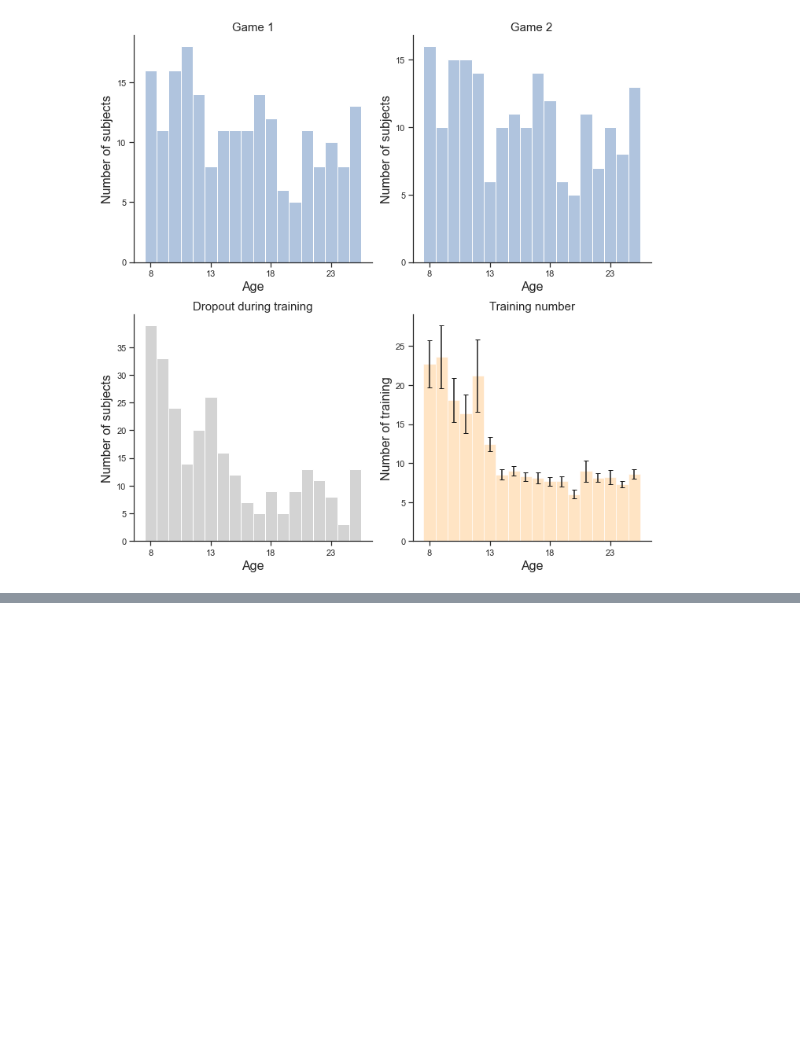
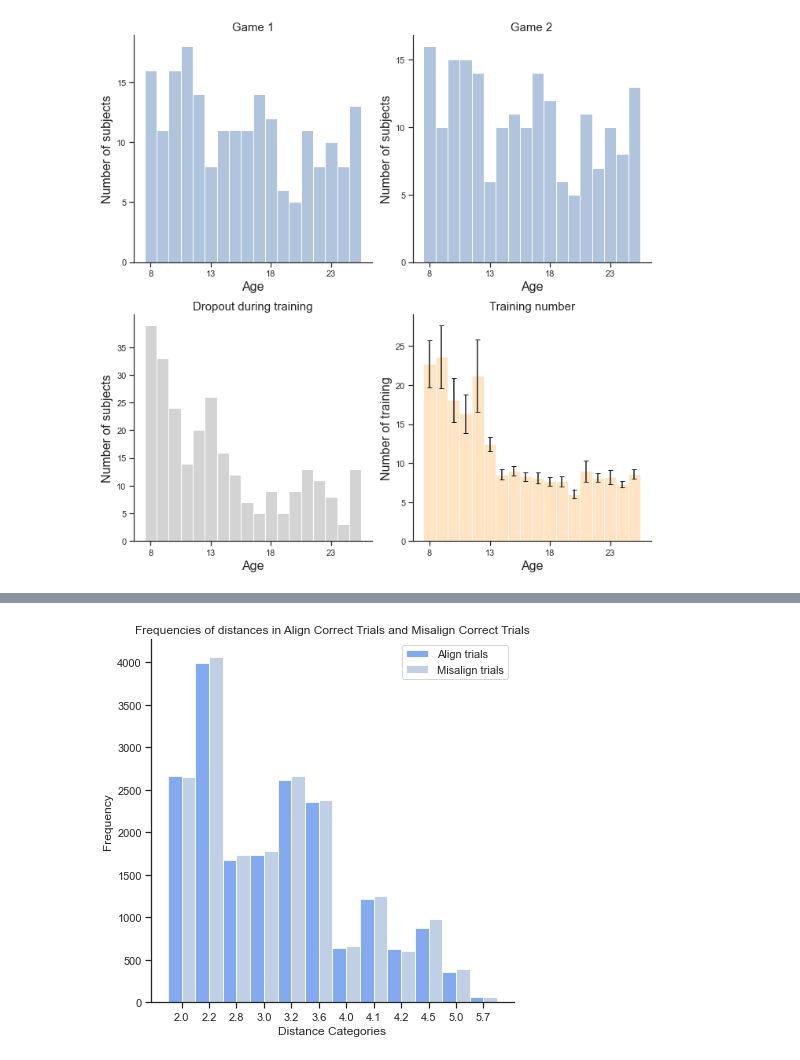
Before and after one commit to YukunQu/DCM, a Jupyter notebook: analysis/mri/figure/sf.ipynb, the cells around one changed output, grey strips where cells are left out. Saved outputs shown, nothing was run; the diff lists cells and outputs as text; code cells hidden in the pictures; blank space fills up the shorter version.

```diff
--- a/analysis/mri/figure/sf.ipynb
+++ b/analysis/mri/figure/sf.ipynb
@@ -292,0 +331,52 @@ plt.show()
+# %%
+import pandas as pd
+import matplotlib.pyplot as plt
+import numpy as np
+
+# Read the csv
+df = pd.read_csv('/mnt/workdir/DCM/Result/paper/sf/sf2/trials_attribute.csv')
+
+# Ensure 'distance' is treated as a categorical variable
+df['distance'] = df['distance'].round(1)
+df['distance'] = df['distance'].astype(str)
+
+# Get the unique categories and sort them
+categories = sorted(df['distance'].unique())
+
+# Count occurrences of each category for align and misalign correct trials
+align_counts = df[(df['trial_corr'] == 1) & (df['alignment'] == 'align')]['distance'].value_counts().sort_index()
+misalign_counts = df[(df['trial_corr'] == 1) & (df['alignment'] == 'misalign')]['distance'].value_counts().sort_index()
+
+# Create an array for the positions of the bars on the x-axis
+ind = np.arange(len(categories))
+
+# Initialize the matplotlib figure
+plt.figure(figsize=(6, 6))
+
+# Width of the bars
+width = 0.5
+
+# Create bar plots
+plt.bar(ind, align_counts, width, label='Align trials', alpha=0.8, color='cornflowerblue')
+plt.bar(ind+width, misalign_counts, width, label='Misalign trials', alpha=0.8, color='lightsteelblue')
+
+# Add a legend and informative axis label
+plt.legend()
+plt.ylabel("Frequency")
+plt.title("Frequencies of distances in Align Correct Trials and Misalign Correct Trials")
+
+# x-axis configurations
+plt.xticks(ind + width / 2, categories)
+plt.xlabel("Distance Categories")
+
+# Add tick lines to the bottom and left spines for all subplots
+plt.tick_params(axis='x', which='both', bottom=True, top=False, direction='out')
+plt.tick_params(axis='y', which='both', left=True, right=False, direction='out')
+
+plt.tight_layout()
+plt.savefig(r'/mnt/workdir/DCM/Result/paper/sf/sf3/distance_sample_distribution_alignVSmisalign.pdf',dpi=300,bbox_inches='tight',pad_inches=0,transparent=True)
+
+# Show the plot
+plt.show()
+# %% [output]
+[figure, added]
```
Also changed, not shown: parts of 22 cells of this notebook, 21 other files.
